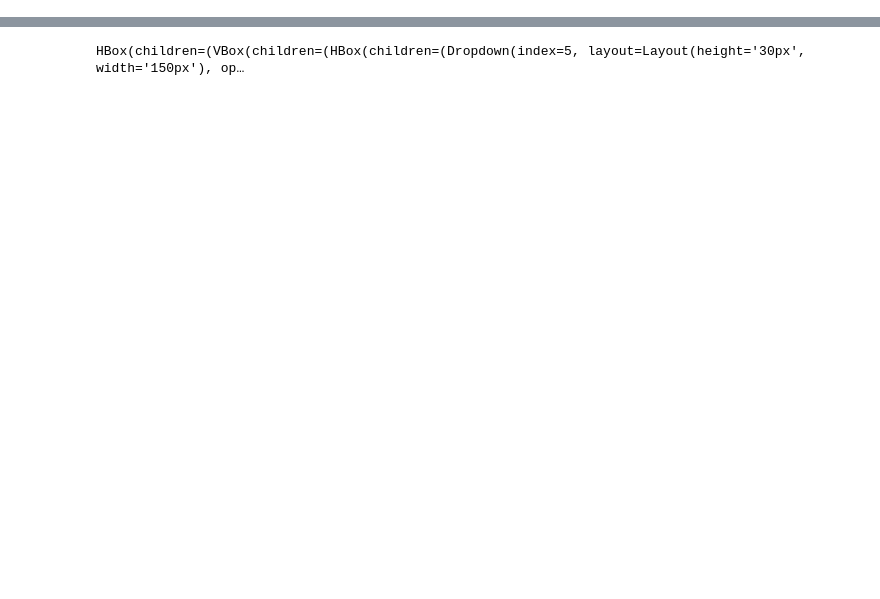
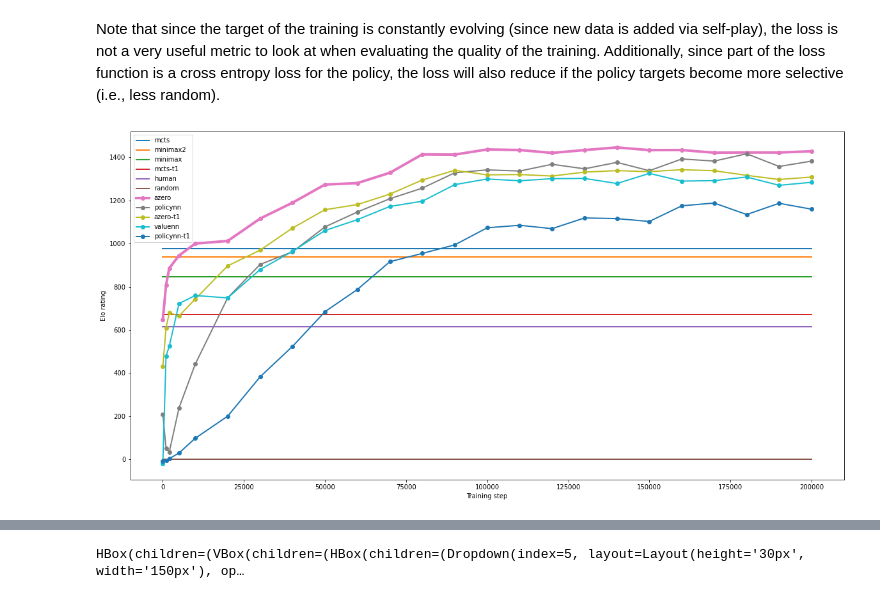
Before and after one commit to rolandbernard/mcts, a Jupyter notebook: docs/DEMO.ipynb, the cells around one changed output, grey strips where cells are left out. Cells and saved outputs as stored; diff of their text form; code cells hidden in the pictures; blank space fills up the shorter version.

```diff
--- a/docs/DEMO.ipynb
+++ b/docs/DEMO.ipynb
@@ -4,0 +57,43 @@ This document explains the implementation of a demo connect 4 environment, and p
+# %% [markdown]
+Note that since the target of the training is constantly evolving (since new data is added via
+self-play), the loss is not a very useful metric to look at when evaluating the quality of the
+training. Additionally, since part of the loss function is a cross entropy loss for the policy, the
+loss will also reduce if the policy targets become more selective (i.e., less random).
+# %%
+import re
+
+with open('data/scores.json') as file:
+    scores = json.load(file)
+
+fixed = {}
+steps = set()
+trained = {}
+
+for name, score in scores.items():
+    match = re.match('(valuenn|policynn|azero)(\\d*)(-t1)?', name)
+    if match:
+        base = f'{match[1]}{match[3] or ""}'
+        if base not in trained:
+            trained[base] = []
+        step = int(match[2])
+        steps.add(step)
+        trained[base].append((step, score))
+    else:
+        fixed[name] = score
+
+steps = list(steps)
+
+plt.figure(figsize=(20, 10))
+plt.xlabel('Training step')
+plt.ylabel('Elo rating')
+for name, y in fixed.items():
+    plt.plot(steps, [y] * len(steps), label=name, lw=2)
+for name, data in trained.items():
+    data.sort()
+    x = [s for s, _ in data]
+    y = [r for _, r in data]
+    plt.plot(x, y, '-o', label=name, lw=2 if name != 'azero' else 4)
+plt.legend()
+plt.show()
+# %% [output]
+[figure, added]
```
Also changed, not shown: parts of 6 cells of this notebook, 6 other files.
